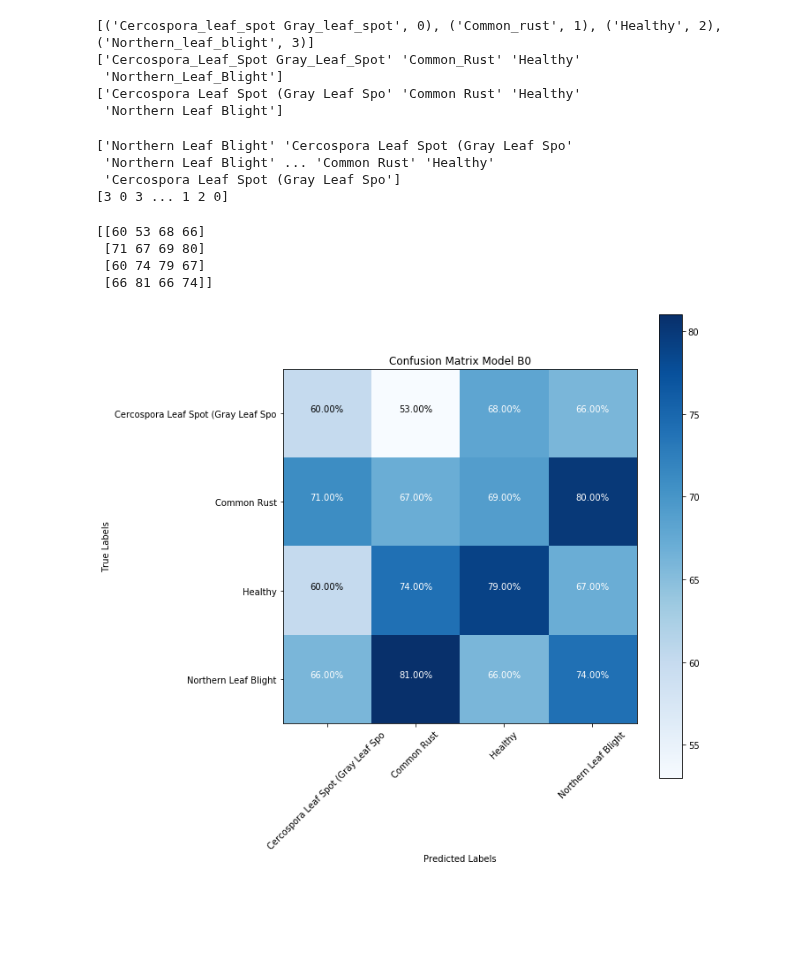
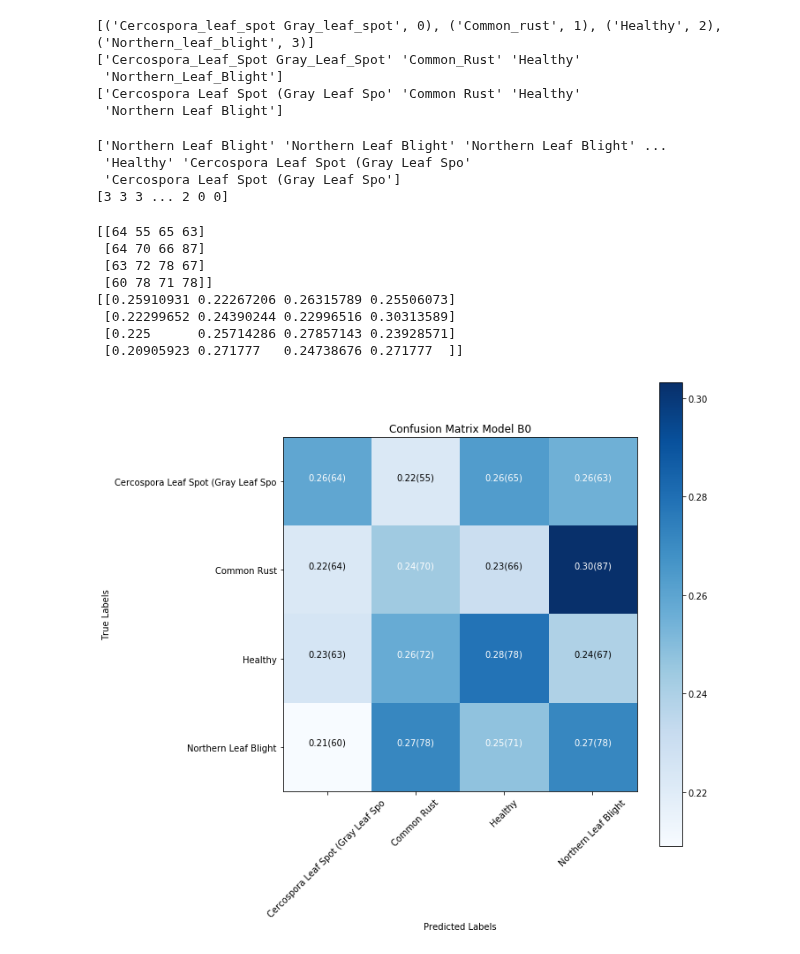
Before and after one commit to roidsaja/corn-classification, a Jupyter notebook: model.ipynb, the cells around one changed output. Drawn from its saved outputs; the diff is of its cells as text; code cells hidden in the pictures; blank space fills up the shorter version.

Commit message:
feat: model adjustments + conf matrix now normalized

```diff
--- a/model.ipynb
+++ b/model.ipynb
@@ -185,9 +185,8 @@ earlystop = EarlyStopping(monitor='val_loss', patience=5, verbose=1, min_delta=0
 # %%
 effinet_model = EfficientNetB0(weights='imagenet', include_top=False, input_shape=(224,224,3))
 
-x = GlobalAveragePooling2D(name="avg_pool")(effinet_model.output)
-x = BatchNormalization()(x)
-x = Dropout(0.5)(x)
+x = tf.keras.layers.AveragePooling2D(pool_size=(7,7))(effinet_model.output)
+x = tf.keras.layers.Flatten()(x)
 predictors = Dense(4, activation="softmax", name="predictions")(x)
 final_effinet_model = Model(effinet_model.input, outputs=predictors)
 
@@ -355,39 +354,46 @@ print(predicted_labels)
 y_pred = np.argmax(predict_model, axis=1)
 print(y_pred)
 # %% [output]
-['Northern Leaf Blight' 'Cercospora Leaf Spot (Gray Leaf Spo'
- 'Northern Leaf Blight' ... 'Common Rust' 'Healthy'
+['Northern Leaf Blight' 'Northern Leaf Blight' 'Northern Leaf Blight' ...
+ 'Healthy' 'Cercospora Leaf Spot (Gray Leaf Spo'
  'Cercospora Leaf Spot (Gray Leaf Spo']
-[3 0 3 ... 1 2 0]
+[3 3 3 ... 2 0 0]
 # %%
 from sklearn.metrics import confusion_matrix
 import itertools
 
 cm = confusion_matrix(test_data.classes, y_pred)
 print(cm)
 
+cm_normalized = cm.astype('float') / cm.sum(axis=1)[:, np.newaxis]
+print(cm_normalized)
 plt.figure(figsize=(10, 10))
-plt.imshow(cm, cmap=plt.cm.Blues)
+plt.imshow(cm_normalized, cmap=plt.cm.Blues)
 plt.xlabel("Predicted Labels")
 plt.ylabel("True Labels")
 tick_marks = np.arange(len(data_labels))
 plt.xticks(tick_marks, data_labels, rotation=45)
 plt.yticks(tick_marks, data_labels)
 plt.title("Confusion Matrix Model B0")
 
-# Inserting percentage strings inside each boxes
-thresh = 0.8 * cm.max() / 1
-for i, j in itertools.product(range(cm.shape[0]), range(cm.shape[1])):
-    str_percentage = '{:.2f}%'.format(cm[i, j])
-    plt.text(j, i, str_percentage, horizontalalignment='center', verticalalignment='bottom', color='white' if cm[i, j] > thresh else 'black')
+# Inserting strings inside each boxes
+thresh = 0.8 * cm_normalized.max() / 1
+for i, j in itertools.product(range(cm_normalized.shape[0]), range(cm_normalized.shape[1])):
+    str_normal = '{:.2f}'.format(cm_normalized[i, j])
+    str_non = '({:2d})'.format(cm[i, j])
+    plt.text(j, i, str_normal + str_non, horizontalalignment='center', verticalalignment='bottom', color='white' if cm_normalized[i, j] > thresh else 'black')
 
 plt.tight_layout()
 plt.colorbar()
 plt.savefig('assets/Confusion Matrix Model B0.png')
 plt.show()
 # %% [output]
-[[60 53 68 66]
- [71 67 69 80]
- [60 74 79 67]
- [66 81 66 74]]
+[[64 55 65 63]
+ [64 70 66 87]
+ [63 72 78 67]
+ [60 78 71 78]]
+[[0.25910931 0.22267206 0.26315789 0.25506073]
+ [0.22299652 0.24390244 0.22996516 0.30313589]
+ [0.225      0.25714286 0.27857143 0.23928571]
+ [0.20905923 0.271777   0.24738676 0.271777  ]]
-[figure, old version]
+[figure, new version]
```
Also changed, not shown: parts of 9 cells of this notebook, 10 other files.
